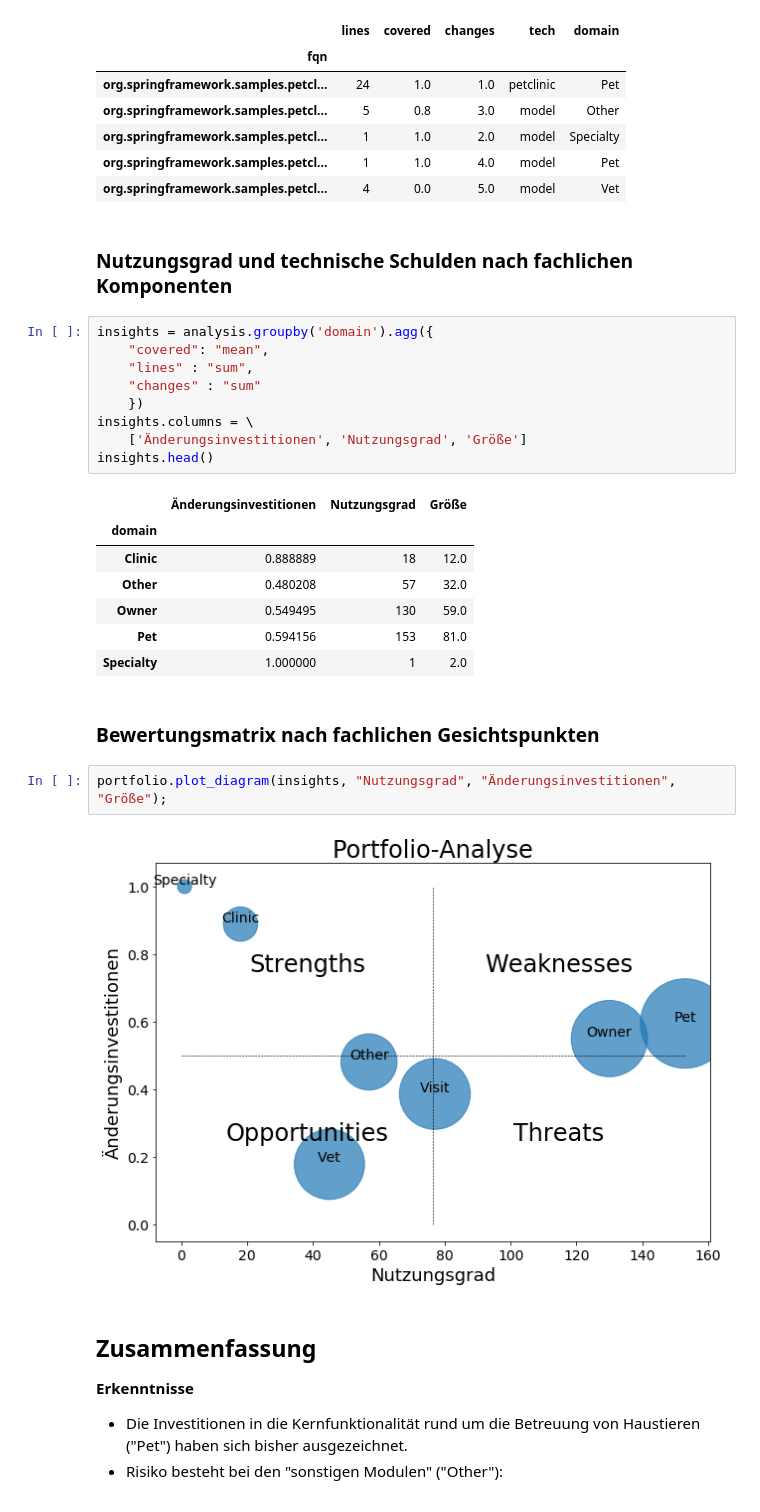
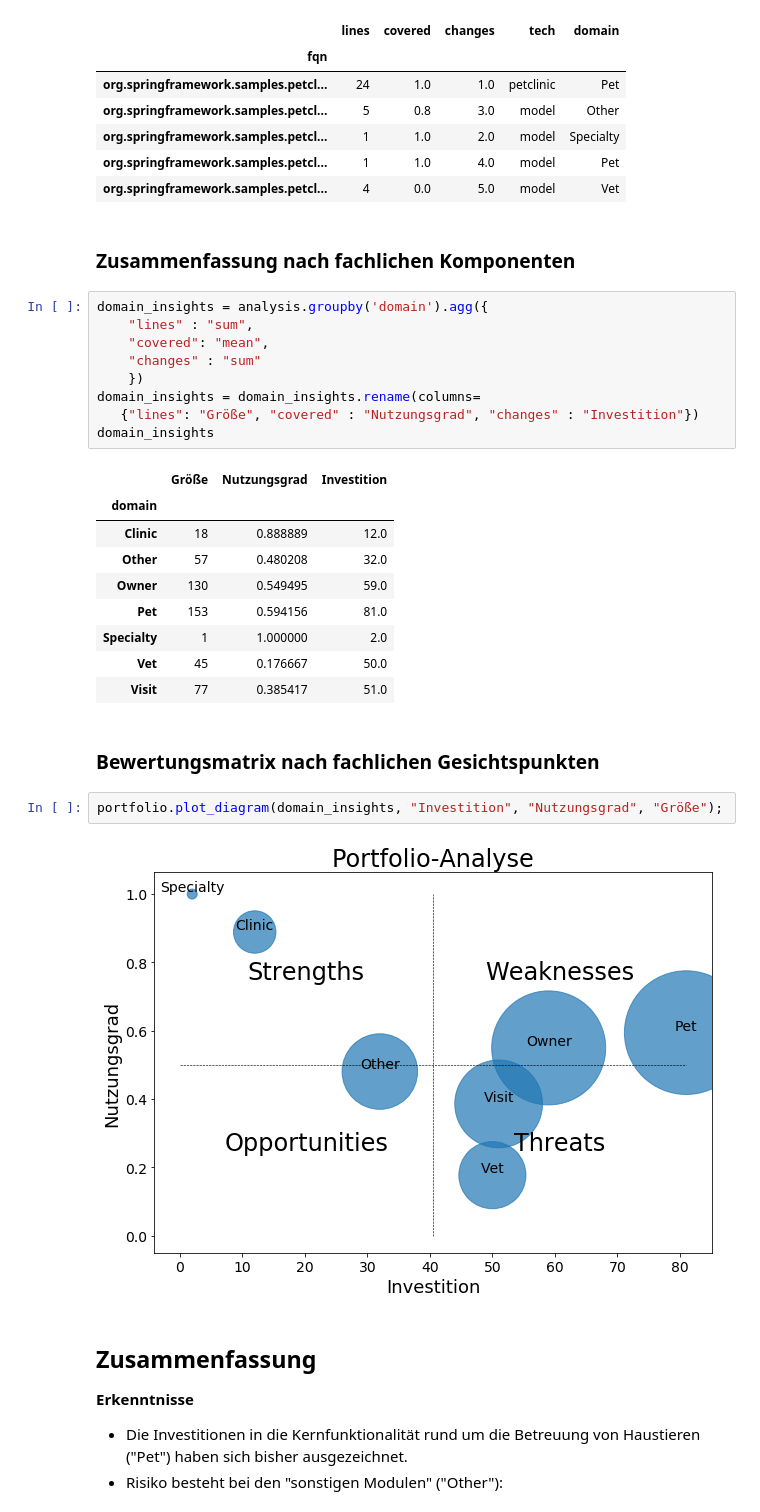
Before and after one commit to feststelltaste/software-analytics, a Jupyter notebook: demos/20180425_JAX_Mainz/Wertloser Code.ipynb, the cells around one changed output. Drawn from its saved outputs; the diff is of its cells as text.

```diff
--- a/demos/20180425_JAX_Mainz/Wertloser Code.ipynb
+++ b/demos/20180425_JAX_Mainz/Wertloser Code.ipynb
@@ -162,30 +165,32 @@ analysis.head()
 | org.springframework.samples.petcl... | 1 | 1.0 | 4.0 | model | Pet |
 | org.springframework.samples.petcl... | 4 | 0.0 | 5.0 | model | Vet |
 # %% [markdown]
-### Nutzungsgrad und technische Schulden nach fachlichen Komponenten
+### Zusammenfassung nach fachlichen Komponenten
 # %%
-insights = analysis.groupby('domain').agg({
+domain_insights = analysis.groupby('domain').agg({
+    "lines" : "sum",
     "covered": "mean",
-    "lines" : "sum",
     "changes" : "sum"
     })
-insights.columns = \
-    ['Änderungsinvestitionen', 'Nutzungsgrad', 'Größe']
-insights.head()
+domain_insights = domain_insights.rename(columns=
+   {"lines": "Größe", "covered" : "Nutzungsgrad", "changes" : "Investition"})
+domain_insights
 # %% [output]
-|  | Änderungsinvestitionen | Nutzungsgrad | Größe |
+|  | Größe | Nutzungsgrad | Investition |
 | domain |  |  |  |
-| Clinic | 0.888889 | 18 | 12.0 |
-| Other | 0.480208 | 57 | 32.0 |
-| Owner | 0.549495 | 130 | 59.0 |
-| Pet | 0.594156 | 153 | 81.0 |
-| Specialty | 1.000000 | 1 | 2.0 |
+| Clinic | 18 | 0.888889 | 12.0 |
+| Other | 57 | 0.480208 | 32.0 |
+| Owner | 130 | 0.549495 | 59.0 |
+| Pet | 153 | 0.594156 | 81.0 |
+| Specialty | 1 | 1.000000 | 2.0 |
+| Vet | 45 | 0.176667 | 50.0 |
+| Visit | 77 | 0.385417 | 51.0 |
 # %% [markdown]
 ### Bewertungsmatrix nach fachlichen Gesichtspunkten
 # %%
-portfolio.plot_diagram(insights, "Nutzungsgrad", "Änderungsinvestitionen", "Größe");
+portfolio.plot_diagram(domain_insights, "Investition", "Nutzungsgrad", "Größe");
 # %% [output]
-[figure, old version]
+[figure, new version]
 # %% [markdown]
 ## Zusammenfassung
 
```
Also changed, not shown: parts of 9 cells of this notebook.
